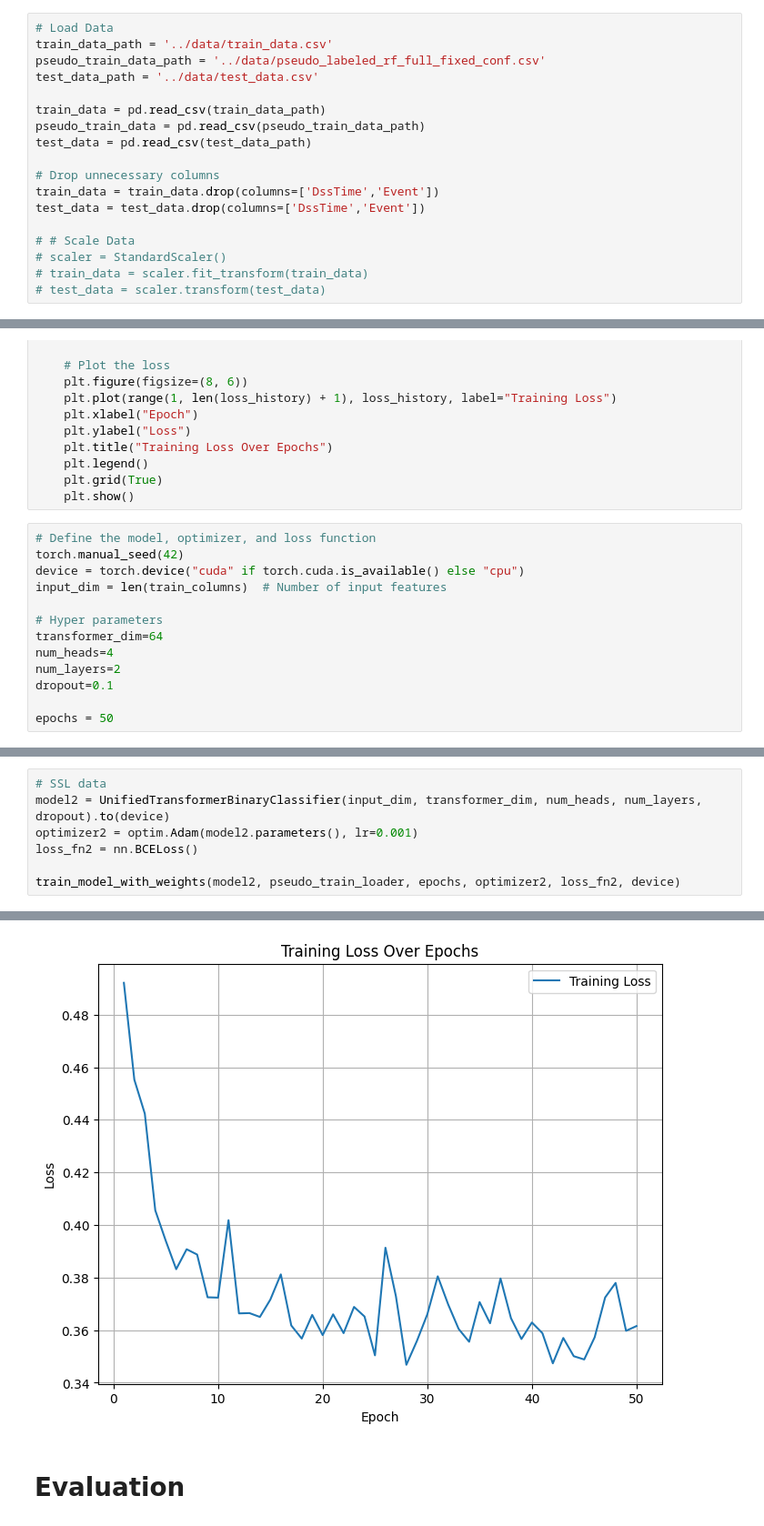
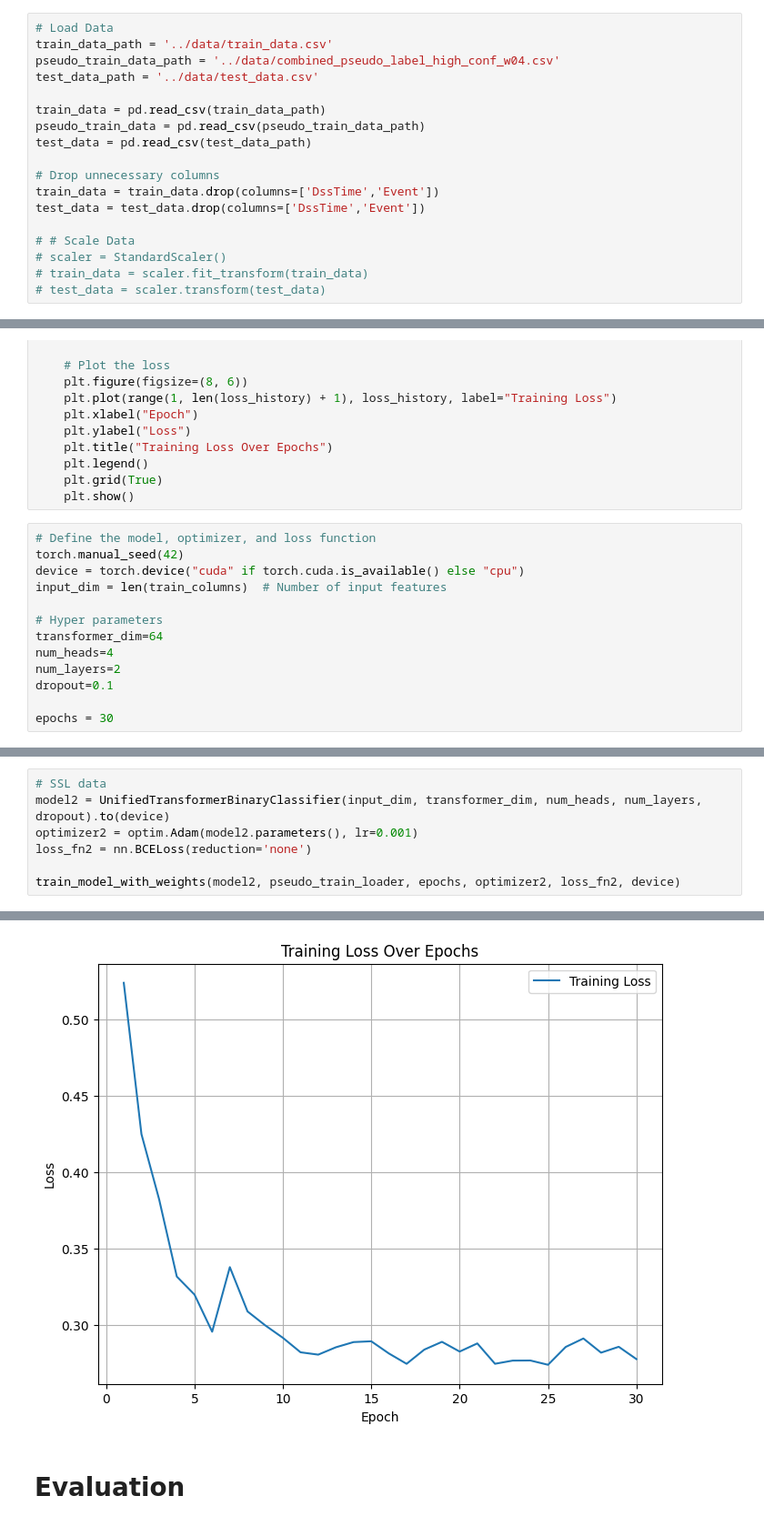
Before and after one commit to DontSlipOnDirt/breast-cancer-dss-prediction, a Jupyter notebook: prediction/transformer.ipynb, the cells around one changed output, grey strips where cells are left out. Shown: that part at 91% size. Drawn from its saved outputs; the diff is of its cells as text.

```diff
--- a/prediction/transformer.ipynb
+++ b/prediction/transformer.ipynb
@@ -14,7 +14,7 @@ from sklearn.metrics import accuracy_score, precision_score, recall_score, f1_sc
 # %%
 # Load Data
 train_data_path = '../data/train_data.csv'
-pseudo_train_data_path = '../data/pseudo_labeled_rf_full_fixed_conf.csv'
+pseudo_train_data_path = '../data/combined_pseudo_label_high_conf_w04.csv'
 test_data_path = '../data/test_data.csv'
 
 train_data = pd.read_csv(train_data_path)
@@ -214,7 +214,7 @@ num_heads=4
 num_layers=2
 dropout=0.1
 
-epochs = 50
+epochs = 30
 # %%
 # normal train data
 model = UnifiedTransformerBinaryClassifier(input_dim, transformer_dim, num_heads, num_layers, dropout).to(device)
@@ -244,7 +244,7 @@ Epoch 50/50, Loss: 0.5692014276981354
 # SSL data
 model2 = UnifiedTransformerBinaryClassifier(input_dim, transformer_dim, num_heads, num_layers, dropout).to(device)
 optimizer2 = optim.Adam(model2.parameters(), lr=0.001)
-loss_fn2 = nn.BCELoss()
+loss_fn2 = nn.BCELoss(reduction='none')
 
 train_model_with_weights(model2, pseudo_train_loader, epochs, optimizer2, loss_fn2, device)
 # %% [output]
@@ -268,4 +268,4 @@ Epoch 50/50, Loss: 0.3615584854896252
-[figure, old version]
+[figure, new version]
 # %% [markdown]
 # Evaluation
 # %%
```
Also changed, not shown: parts of 4 cells of this notebook.
